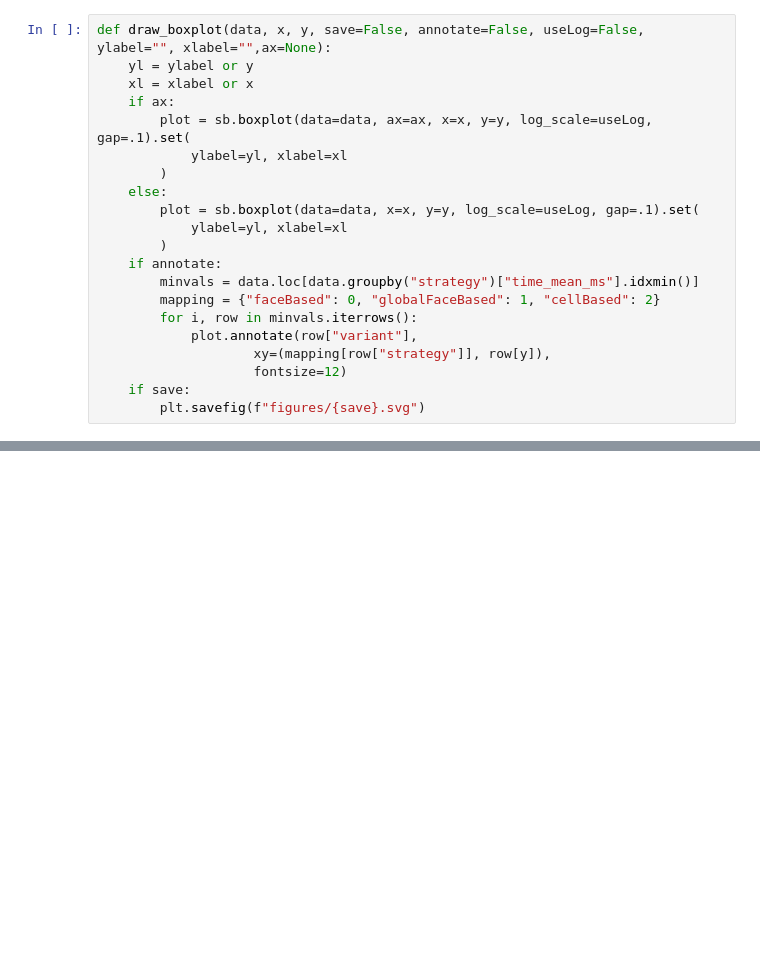
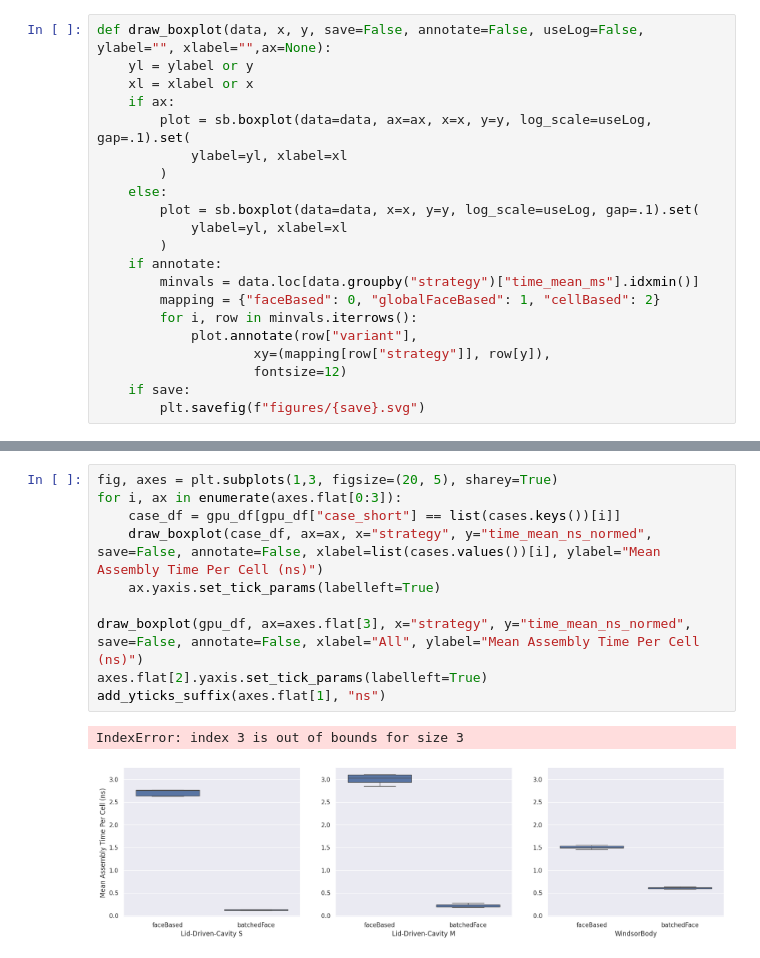
Before and after one commit to lupeterm/FVM-Prototyping, a Jupyter notebook: notebook_new.ipynb, the cells around one changed output, grey strips where cells are left out. Saved outputs shown, nothing was run; the diff lists cells and outputs as text; blank space fills up the shorter version.

```diff
--- a/notebook_new.ipynb
+++ b/notebook_new.ipynb
@@ -237,0 +259,13 @@ plt.legend(handles, labels, loc="upper center", bbox_to_anchor = (0.5,1.11),ncol
+# %%
+fig, axes = plt.subplots(1,3, figsize=(20, 5), sharey=True)
+for i, ax in enumerate(axes.flat[0:3]):
+    case_df = gpu_df[gpu_df["case_short"] == list(cases.keys())[i]]
+    draw_boxplot(case_df, ax=ax, x="strategy", y="time_mean_ns_normed", save=False, annotate=False, xlabel=list(cases.values())[i], ylabel="Mean Assembly Time Per Cell (ns)")
+    ax.yaxis.set_tick_params(labelleft=True)
+
+draw_boxplot(gpu_df, ax=axes.flat[3], x="strategy", y="time_mean_ns_normed", save=False, annotate=False, xlabel="All", ylabel="Mean Assembly Time Per Cell (ns)")
+axes.flat[2].yaxis.set_tick_params(labelleft=True)
+add_yticks_suffix(axes.flat[1], "ns")
+# %% [output]
+IndexError: index 3 is out of bounds for size 3
+[figure, added]
```
Also changed, not shown: parts of 14 cells of this notebook, 5 other files.
